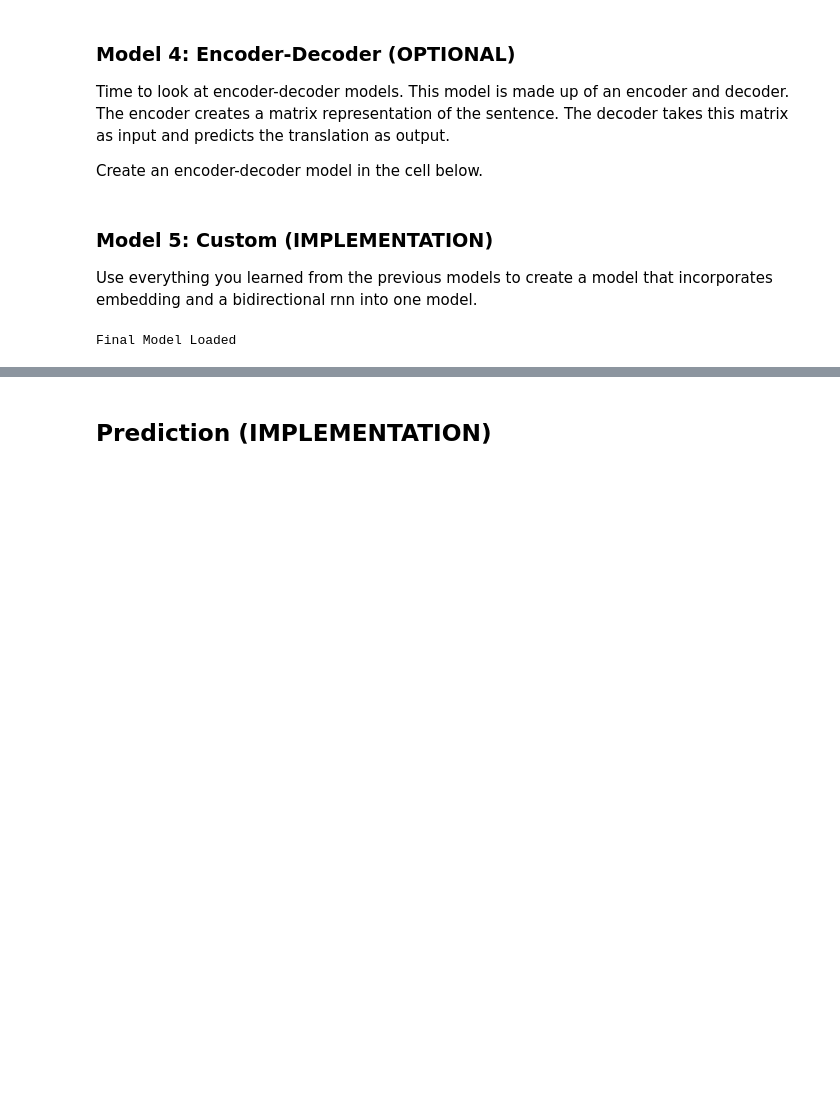
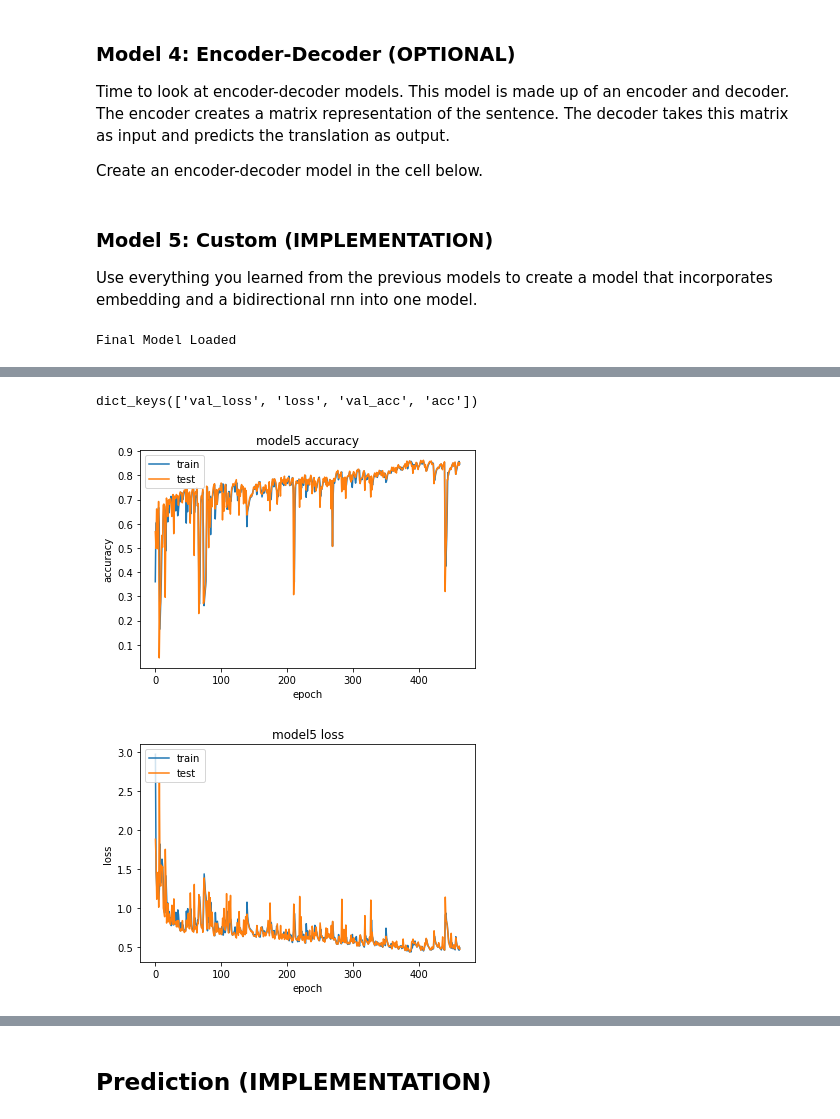
Before and after one commit to JKHeadley/aind2-nlp-capstone, a Jupyter notebook: machine_translation.ipynb, the cells around one changed output, grey strips where cells are left out. Saved outputs shown, nothing was run; the diff lists cells and outputs as text; code cells hidden in the pictures; blank space fills up the shorter version.

```diff
--- a/machine_translation.ipynb
+++ b/machine_translation.ipynb
@@ -286,7 +287,6 @@ simple_rnn_model = simple_model(
     preproc_french_sentences.shape[1],
     len(english_tokenizer.word_index) + 1,
     len(french_tokenizer.word_index) + 1)
-simple_rnn_model.fit(tmp_x, preproc_french_sentences, batch_size=1024, epochs=10, validation_split=0.2)
 # %% [output]
 INPUT SHAPE (21, 1)
 _________________________________________________________________
@@ -357,7 +355,6 @@ embed_rnn_model = embed_model(
     preproc_french_sentences.shape[1],
     len(english_tokenizer.word_index) + 1,
     len(french_tokenizer.word_index) + 1)
-embed_rnn_model.fit(tmp_x, preproc_french_sentences, batch_size=1024, epochs=10, validation_split=0.2)
 # %% [output]
 _________________________________________________________________
 Layer (type)                 Output Shape              Param #
@@ -427,7 +422,6 @@ bd_rnn_model = bd_model(
     preproc_french_sentences.shape[1],
     len(english_tokenizer.word_index) + 1,
     len(french_tokenizer.word_index) + 1)
-bd_rnn_model.fit(tmp_x, preproc_french_sentences, batch_size=1024, epochs=10, validation_split=0.2)
 # %% [output]
 _________________________________________________________________
 Layer (type)                 Output Shape              Param #
@@ -564,9 +580,9 @@ Non-trainable params: 0
 _________________________________________________________________
 None
 # %%
-checkpointer = ModelCheckpoint(filepath='saved_models/weights.model_final2.hdf5',
+checkpointer = ModelCheckpoint(filepath='saved_models/weights.model_final5.hdf5',
                                verbose=1, save_best_only=True)
-earlystopper = EarlyStopping(monitor='val_loss', min_delta=0.005, patience=30, verbose=1, mode='auto')
+earlystopper = EarlyStopping(monitor='val_loss', min_delta=0.005, patience=75, verbose=1, mode='auto')
 
-# history = model_rnn_final.fit(tmp_x, preproc_french_sentences, batch_size=256,
-#                     epochs=500, validation_split=0.2, callbacks=[checkpointer, earlystopper])
+history = model_rnn_final.fit(tmp_x, preproc_french_sentences, batch_size=256,
+                    epochs=500, validation_split=0.2, callbacks=[checkpointer, earlystopper])
@@ -573,25 +607,29 @@ earlystopper = EarlyStopping(monitor='val_loss', min_delta=0.005, patience=30, v
 # %%
 
-# import matplotlib.pyplot as plt
-# %matplotlib inline
+import matplotlib.pyplot as plt
+%matplotlib inline
 
-# # list all data in history
-# print(history.history.keys())
-# # summarize history for accuracy
-# fig1 = plt.figure()
-# plt.plot(history.history['acc'])
-# plt.plot(history.history['val_acc'])
-# plt.title('model1 accuracy')
-# plt.ylabel('accuracy')
-# plt.xlabel('epoch')
-# plt.legend(['train', 'test'], loc='upper left')
-# plt.show()
-# # summarize history for loss
-# fig2 = plt.figure()
-# plt.plot(history.history['loss'])
-# plt.plot(history.history['val_loss'])
-# plt.title('model1 loss')
-# plt.ylabel('loss')
-# plt.xlabel('epoch')
-# plt.legend(['train', 'test'], loc='upper left')
-# plt.show()
+# list all data in history
+print(history.history.keys())
+# summarize history for accuracy
+fig1 = plt.figure()
+plt.plot(history.history['acc'])
+plt.plot(history.history['val_acc'])
+plt.title('model5 accuracy')
+plt.ylabel('accuracy')
+plt.xlabel('epoch')
+plt.legend(['train', 'test'], loc='upper left')
+plt.show()
+# summarize history for loss
+fig2 = plt.figure()
+plt.plot(history.history['loss'])
+plt.plot(history.history['val_loss'])
+plt.title('model5 loss')
+plt.ylabel('loss')
+plt.xlabel('epoch')
+plt.legend(['train', 'test'], loc='upper left')
+plt.show()
+# %% [output]
+dict_keys(['val_loss', 'loss', 'val_acc', 'acc'])
+[figure, added]
+[figure, added]
```
Also changed, not shown: parts of 19 cells of this notebook, 19 other files.
